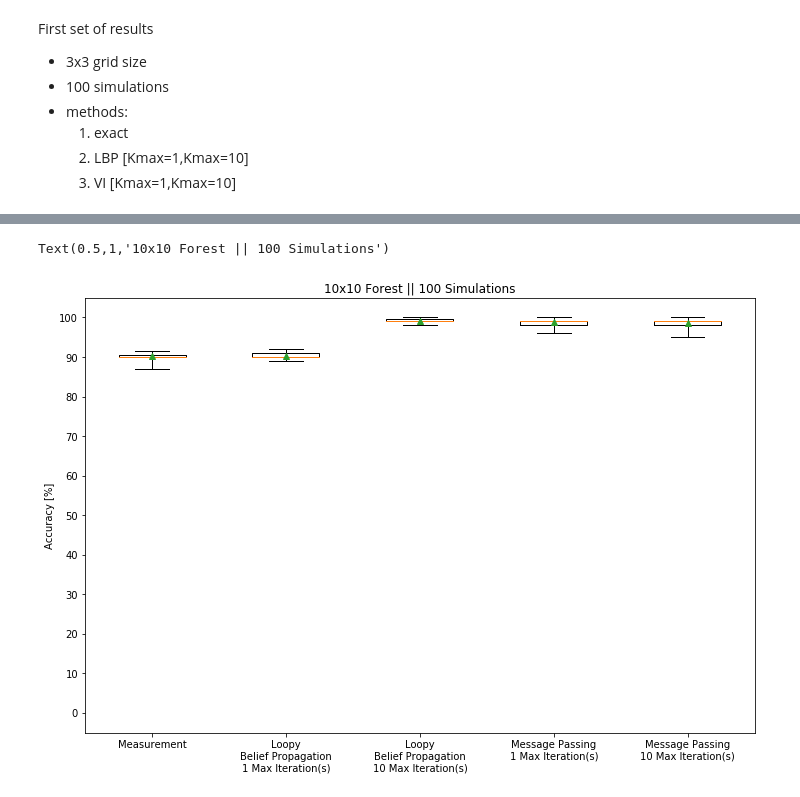
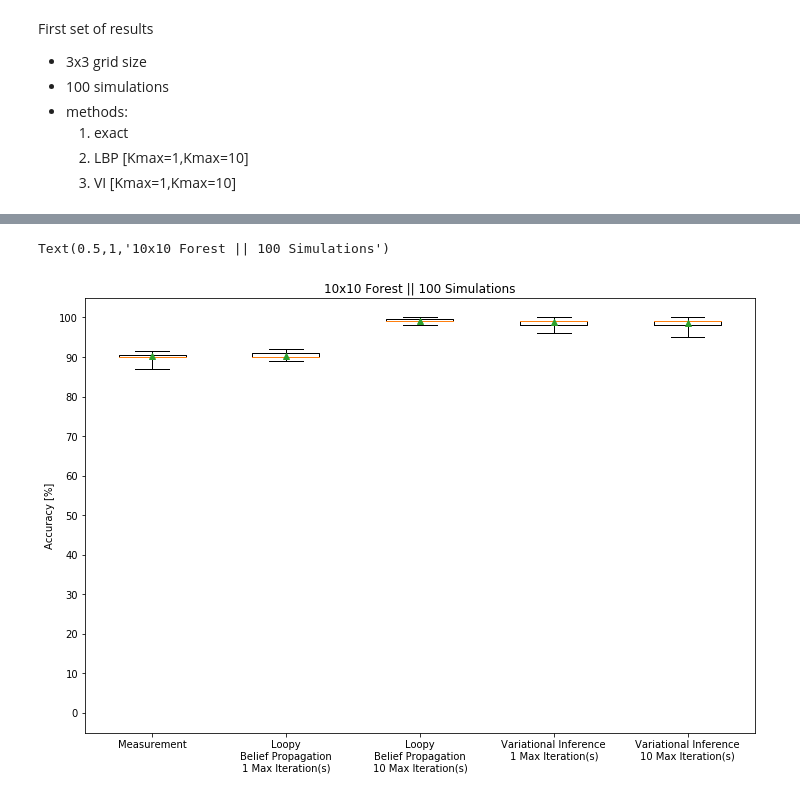
Before and after one commit to rhaksar/filter-large-GMDPs, a Jupyter notebook: visualize data.ipynb, the cells around one changed output, grey strips where cells are left out. Cells and saved outputs as stored; diff of their text form; code cells hidden in the pictures.

```diff
--- a/visualize data.ipynb
+++ b/visualize data.ipynb
@@ -98,7 +98,7 @@ for file in file_list:
 
     plot_data.append(state_accuracy)
     # tick_labels.append('mp_'+'gs'+str(grid_size)+'_k'+str(Kparam))
-    tick_labels.append('Message Passing\n%d Max Iteration(s)' %Kparam)
+    tick_labels.append('Variational Inference\n%d Max Iteration(s)' %Kparam)
 
 # plot results
 fig = plt.figure(figsize=(12,8))
@@ -163,35 +163,35 @@ for file in file_list:
 file_list = ['mp_gs10_K1_CNone_s100.pkl', 'mp_gs10_K10_CNone_s100.pkl']
 for file in file_list:
     pkl_file = open('data files/'+file, 'rb')
     data = pickle.load(pkl_file)
     pkl_file.close()
 
     grid_size = data['grid_size']
     Kparam = data['Kparam']
 
     state_accuracy = []
     for s in data.keys():
         if isinstance(s, int):
             errors = data[s]['state_error']
             accuracies_pct = [(grid_size**2 - e)*100/grid_size**2 for e in errors]
             state_accuracy.append(np.median(accuracies_pct))
 
     plot_data.append(state_accuracy)
-    tick_labels.append('Message Passing\n%d Max Iteration(s)' %Kparam)
+    tick_labels.append('Variational Inference\n%d Max Iteration(s)' %Kparam)
     # tick_labels.append('mp_'+'gs'+str(grid_size)+'_k'+str(Kparam))
 
 # plot results
 fig = plt.figure(figsize=(12,8))
 ax = fig.add_subplot(111)
 boxplot_ax = ax.boxplot(plot_data, whis='range', showmeans=True)
 _ = ax.set_xticklabels(tick_labels)
 ax.set_ylim([-5,105])
 ax.set_yticks(np.arange(0, 110, 10.0))
 ax.set_ylabel('Accuracy [%]')
 ax.set_title('10x10 Forest || 100 Simulations')
 # %% [output]
 Text(0.5,1,'10x10 Forest || 100 Simulations')
-[figure, old version]
+[figure, new version]
 # %%
 plot_data = []
 tick_labels = []
```
Also changed, not shown: parts of 2 cells of this notebook.
